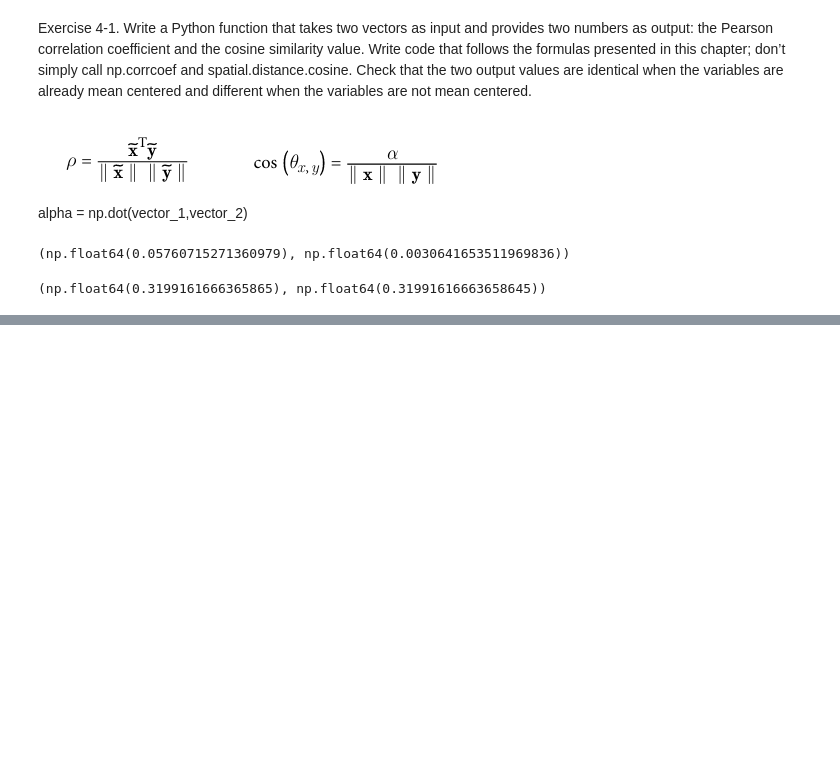
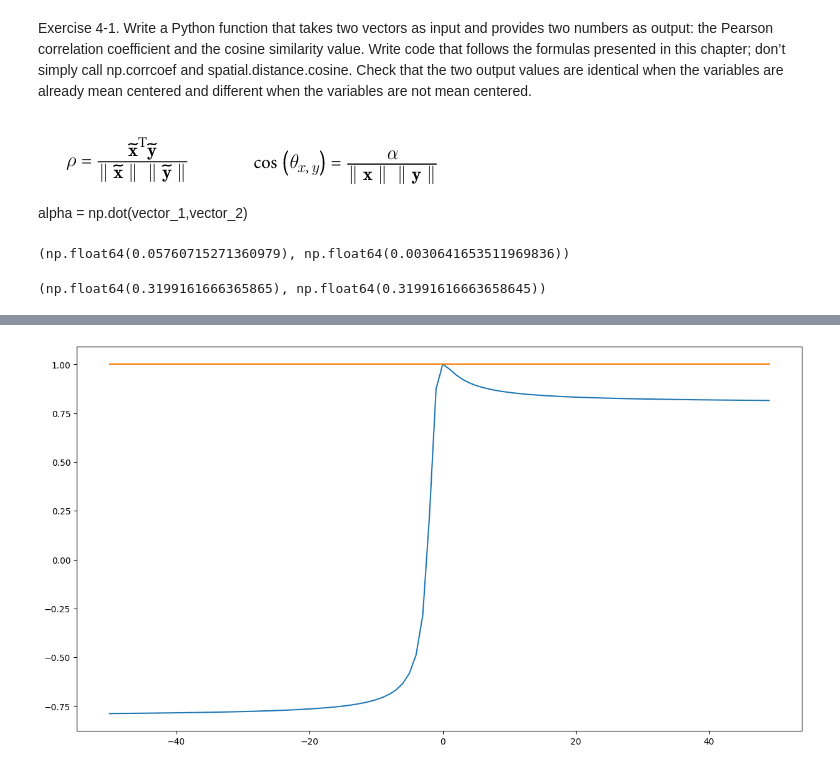
Before and after one commit to AyushDevadiga1/practice-programs, a Jupyter notebook: chapter4.ipynb, the cells around one changed output, grey strips where cells are left out. Cells and saved outputs as stored; diff of their text form; code cells hidden in the pictures; blank space fills up the shorter version.

```diff
--- a/chapter4.ipynb
+++ b/chapter4.ipynb
@@ -51,0 +61,14 @@ corrAndCosine(mean_centered_vector1,mean_centered_vector2)
+# %%
+offset = np.arange(-50,50)
+variable_1 = np.arange(0,4,dtype='float')
+result = np.zeros((len(offset),2))
+# %%
+for i in range(len(offset)):
+    result[i,:] = corrAndCosine(variable_1 , variable_1 + offset[i])
+# %%
+plt.figure(figsize=(15,8))
+plt.plot(offset,result[:,0],label)
+plt.plot(offset,result[:,1])
+plt.show()
+# %% [output]
+[figure, added]
```
Also changed, not shown: parts of 1 cell of this notebook.
